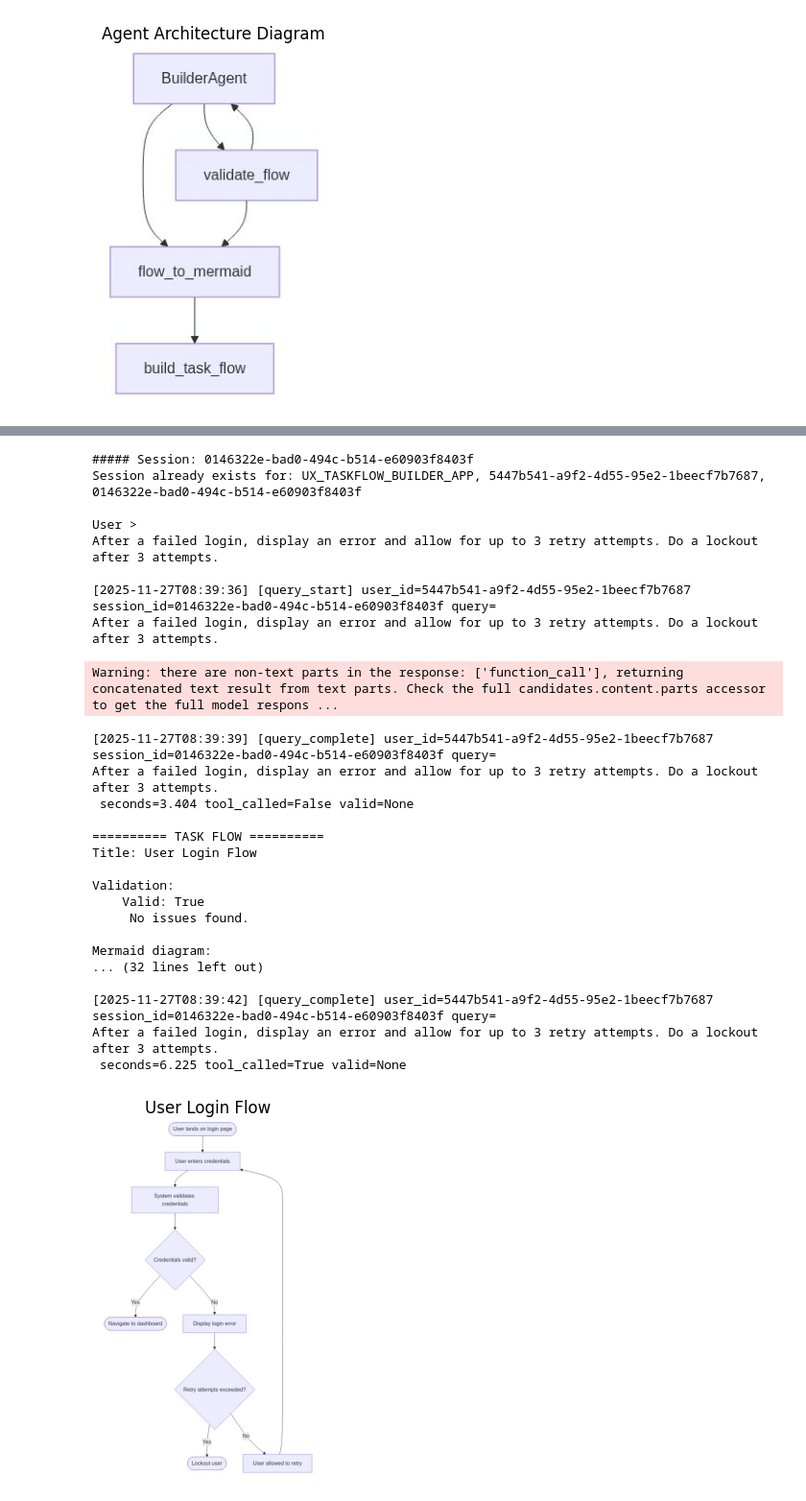
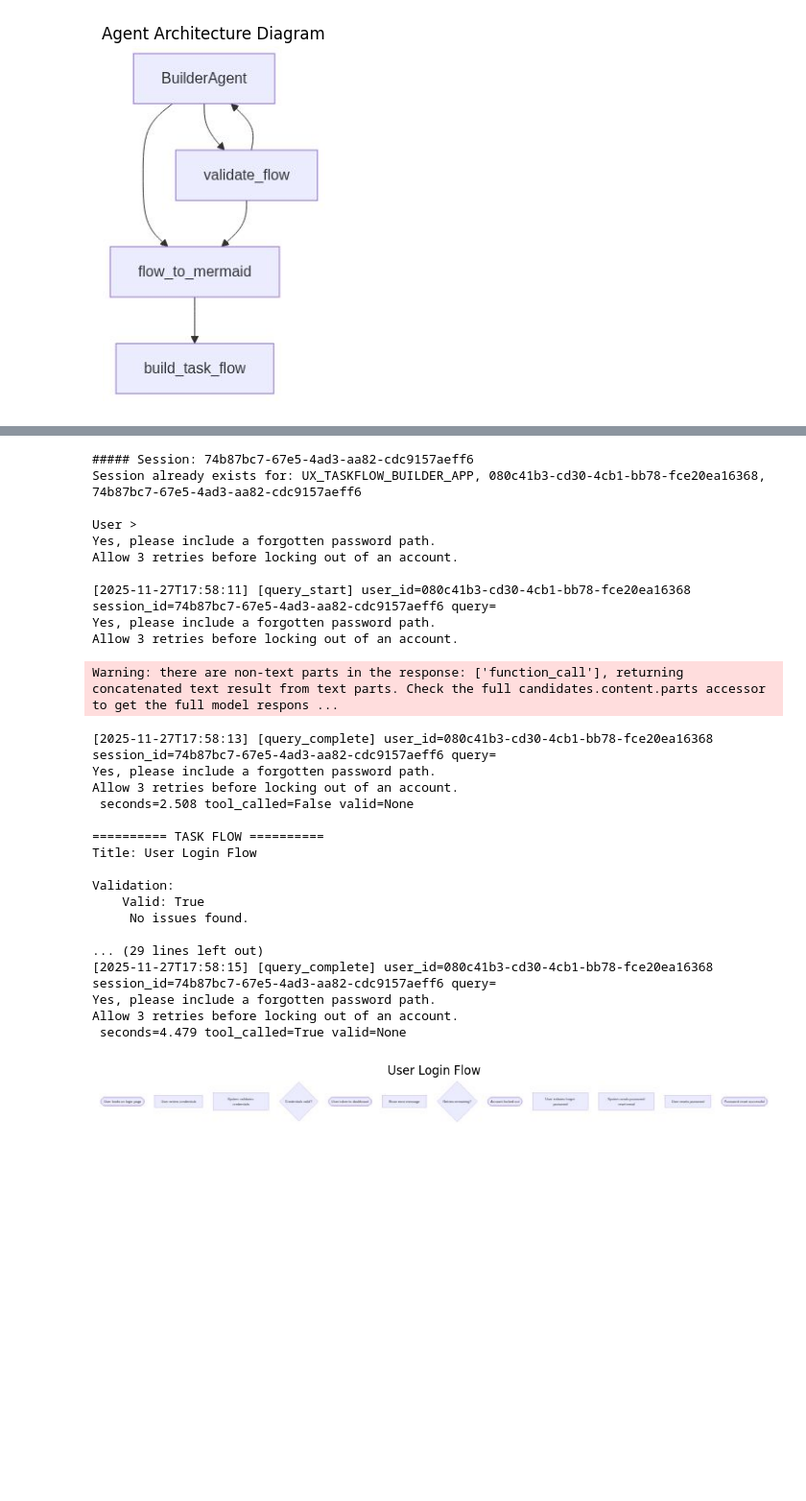
Before and after one commit to lammypi/UX-Diagram-Agent, a Jupyter notebook: ux_diagramming_agent.ipynb, the cells around one changed output, grey strips where cells are left out. Shown: that part at 96% size. Saved outputs shown, nothing was run; the diff lists cells and outputs as text; code cells hidden in the pictures; blank space fills up the shorter version.

```diff
--- a/ux_diagramming_agent.ipynb
+++ b/ux_diagramming_agent.ipynb
@@ -119,35 +125,38 @@ If they are successful, they will be taken to a dashboard. If not successful, sh
 # %%
-# Follow up chats - Uncomment and update if needed.
+# Follow up chats - update and run if needed.
 user_input = """
-After a failed login, display an error and allow for up to 3 retry attempts. Do a lockout after 3 attempts.
+Yes, please include a forgotten password path.
+Allow 3 retries before locking out of an account.
 """
 
 await chat(user_input)
 # %% [output]
-##### Session: 0146322e-bad0-494c-b514-e60903f8403f
-Session already exists for: UX_TASKFLOW_BUILDER_APP, 5447b541-a9f2-4d55-95e2-1beecf7b7687, 0146322e-bad0-494c-b514-e60903f8403f
+##### Session: 74b87bc7-67e5-4ad3-aa82-cdc9157aeff6
+Session already exists for: UX_TASKFLOW_BUILDER_APP, 080c41b3-cd30-4cb1-bb78-fce20ea16368, 74b87bc7-67e5-4ad3-aa82-cdc9157aeff6
 
 User >
-After a failed login, display an error and allow for up to 3 retry attempts. Do a lockout after 3 attempts.
+Yes, please include a forgotten password path.
+Allow 3 retries before locking out of an account.
 
-[2025-11-27T08:39:36] [query_start] user_id=5447b541-a9f2-4d55-95e2-1beecf7b7687 session_id=0146322e-bad0-494c-b514-e60903f8403f query=
-After a failed login, display an error and allow for up to 3 retry attempts. Do a lockout after 3 attempts.
+[2025-11-27T17:58:11] [query_start] user_id=080c41b3-cd30-4cb1-bb78-fce20ea16368 session_id=74b87bc7-67e5-4ad3-aa82-cdc9157aeff6 query=
+Yes, please include a forgotten password path.
+Allow 3 retries before locking out of an account.
 Warning: there are non-text parts in the response: ['function_call'], returning concatenated text result from text parts. Check the full candidates.content.parts accessor to get the full model respons ...
-[2025-11-27T08:39:39] [query_complete] user_id=5447b541-a9f2-4d55-95e2-1beecf7b7687 session_id=0146322e-bad0-494c-b514-e60903f8403f query=
-After a failed login, display an error and allow for up to 3 retry attempts. Do a lockout after 3 attempts.
- seconds=3.404 tool_called=False valid=None
+[2025-11-27T17:58:13] [query_complete] user_id=080c41b3-cd30-4cb1-bb78-fce20ea16368 session_id=74b87bc7-67e5-4ad3-aa82-cdc9157aeff6 query=
+Yes, please include a forgotten password path.
+Allow 3 retries before locking out of an account.
+ seconds=2.508 tool_called=False valid=None
 
 ========== TASK FLOW ==========
 Title: User Login Flow
 
 Validation:
     Valid: True
      No issues found.
 
-Mermaid diagram:
-... (32 lines left out)
-
-[2025-11-27T08:39:42] [query_complete] user_id=5447b541-a9f2-4d55-95e2-1beecf7b7687 session_id=0146322e-bad0-494c-b514-e60903f8403f query=
-After a failed login, display an error and allow for up to 3 retry attempts. Do a lockout after 3 attempts.
- seconds=6.225 tool_called=True valid=None
+... (29 lines left out)
+[2025-11-27T17:58:15] [query_complete] user_id=080c41b3-cd30-4cb1-bb78-fce20ea16368 session_id=74b87bc7-67e5-4ad3-aa82-cdc9157aeff6 query=
+Yes, please include a forgotten password path.
+Allow 3 retries before locking out of an account.
+ seconds=4.479 tool_called=True valid=None
-[figure, old version]
+[figure, new version]
```
Also changed, not shown: parts of 5 cells of this notebook.
